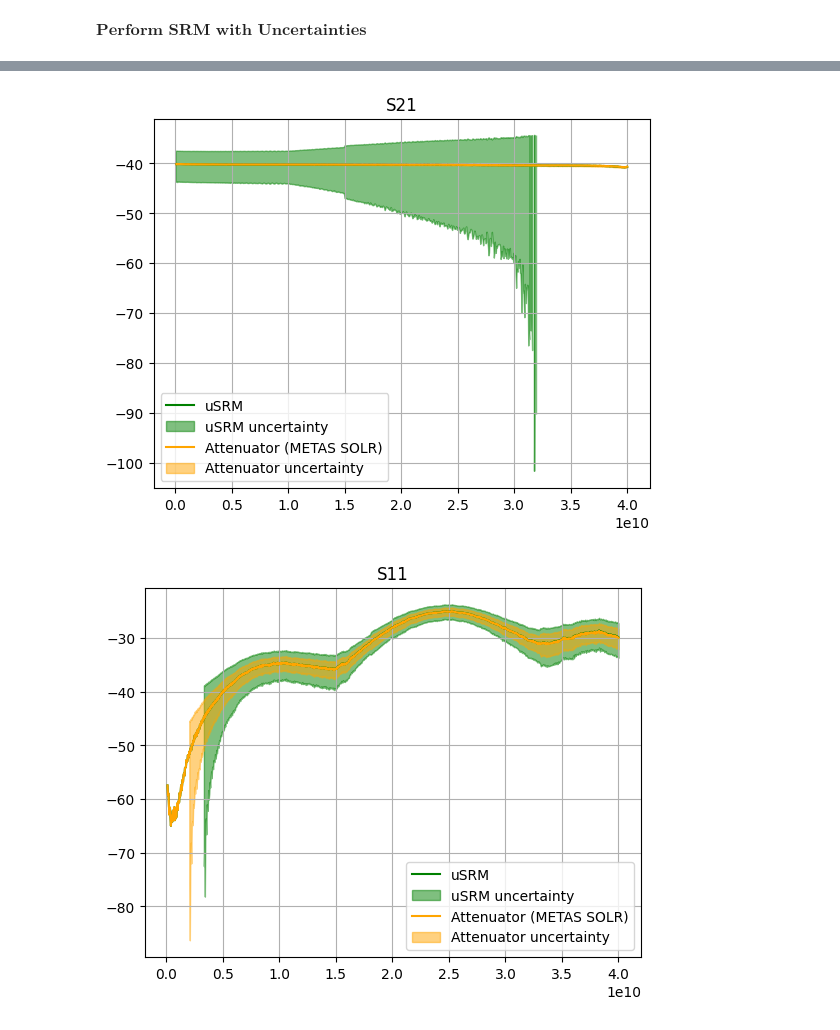
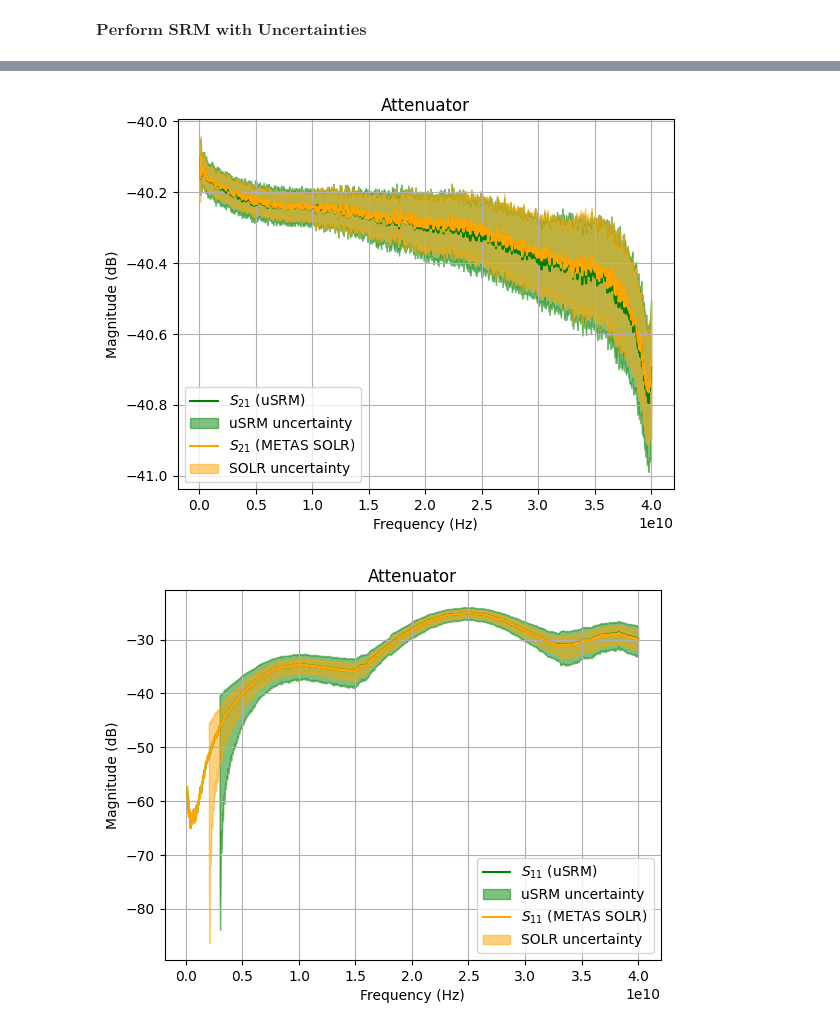
Before and after one commit to leb99-tug/SRM-linear-uncertainty-propagation, a Jupyter notebook: Example_Koax.ipynb, the cells around one changed output, grey strips where cells are left out. Cells and saved outputs as stored; diff of their text form; code cells hidden in the pictures.

Commit message:
result plots added

```diff
--- a/Example_Koax.ipynb
+++ b/Example_Koax.ipynb
@@ -322,13 +322,18 @@ for i in range(len(freq)):
 P = np.array([[0,1],[1,0]])  # port-swap matrix, used to mirror port-A contributors onto port B
 
 atten = create_attenuator(att_db=40.0, frequency=short_p1.frequency)
+atten.plot_s_db()
+plt.show()
 
 unc_dut = np.zeros((len(freq),8,8),dtype=complex)
 for i in range(len(freq)):
     Da, Ca, Ra = D[i], C[i], R[i]               # Port-A
     Db, Cb, Rb = D[i], C[i], R[i]               # Port-B
     Db = P @ Db @ P                     # Port-B- is flipped
-    m = inv_propagate_all_contributors([Da, Ca, Ra], [Rb, Cb, Db],a[i], b[i], k[i],mid_S=atten.s)
+    m = inv_propagate_all_contributors([Da, Ca, Ra], [Rb, Cb, Db],a[i], b[i], k[i],mid_S=atten.s[i])
     m_tot = forward_two_port([N_L[i]],m)
     unc_dut[i] = cov_of_2x2(m_tot)
+    print(unc_dut[i])
+
+#print(unc_dut)
 # %% [output]
@@ -383,28 +404,34 @@ ref_solr = extract_table("Attenuator.tex")
 # %%
 
 # Apply the uncertain calibration to the attenuator DUT, then plot S21/S11 magnitude (dB) with
 # +/-1 sigma uncertainty bands against the independent METAS SOLR reference.
 DUT1,unc = calSRM.u_apply_cal_unc(attenuator,unc_dut)
 
 plt.figure()
-plt.title('S21')
-plt.plot(freq.f, 20*np.log10(np.abs(DUT1.to_dataframe('s')['s 21'])),label='uSRM',color='green')
+plt.title('Attenuator')
+plt.plot(freq.f, 20*np.log10(np.abs(DUT1.to_dataframe('s')['s 21'])),label='$S_{21}$ (uSRM)',color='green')
 plt.fill_between(freq.f, (20*np.log10(np.abs(DUT1.to_dataframe('s')['s 21'])-(np.abs(unc[:,1,0])))), (20*np.log10(np.abs(DUT1.to_dataframe('s')['s 21'])+(np.abs(unc[:,1,0])))), color='green', alpha=0.5, label='uSRM uncertainty')
-plt.plot(freq.f, 20*np.log10(np.abs(ref_solr[:, 5]+1j*ref_solr[:, 7])),label='Attenuator (METAS SOLR)',color='orange')
-plt.fill_between(freq.f, (20*np.log10(np.abs(ref_solr[:, 5]+1j*ref_solr[:, 7])-(np.abs(ref_solr[:, 6]+1j*ref_solr[:, 8])))), (20*np.log10(np.abs(ref_solr[:, 5]+1j*ref_solr[:, 7])+(np.abs(ref_solr[:, 6]+1j*ref_solr[:, 8])))), color='orange', alpha=0.5, label='Attenuator uncertainty')
+plt.plot(freq.f, 20*np.log10(np.abs(ref_solr[:, 5]+1j*ref_solr[:, 7])),label='$S_{21}$ (METAS SOLR)',color='orange')
+plt.fill_between(freq.f, (20*np.log10(np.abs(ref_solr[:, 5]+1j*ref_solr[:, 7])-(np.abs(ref_solr[:, 6]+1j*ref_solr[:, 8])))), (20*np.log10(np.abs(ref_solr[:, 5]+1j*ref_solr[:, 7])+(np.abs(ref_solr[:, 6]+1j*ref_solr[:, 8])))), color='orange', alpha=0.5, label='SOLR uncertainty')
 plt.grid()
+plt.xlabel("Frequency (Hz)")
+plt.ylabel("Magnitude (dB)")
 plt.legend()
+plt.savefig("Att_S21.svg")
 
 plt.figure()
-plt.title('S11')
-plt.plot(freq.f, 20*np.log10(np.abs(DUT1.to_dataframe('s')['s 11'])),label='uSRM',color='green')
+plt.title('Attenuator')
+plt.plot(freq.f, 20*np.log10(np.abs(DUT1.to_dataframe('s')['s 11'])),label='$S_{11}$ (uSRM)',color='green')
 plt.fill_between(freq.f, (20*np.log10(np.abs(DUT1.to_dataframe('s')['s 11'])-(np.abs(unc[:,0,0])))), (20*np.log10(np.abs(DUT1.to_dataframe('s')['s 11'])+(np.abs(unc[:,0,0])))), color='green', alpha=0.5, label='uSRM uncertainty')
-plt.plot(freq.f, 20*np.log10(np.abs(ref_solr[:, 1]+1j*ref_solr[:, 3])),label='Attenuator (METAS SOLR)',color='orange')
-plt.fill_between(freq.f, (20*np.log10(np.abs(ref_solr[:, 1]+1j*ref_solr[:, 3])-(np.abs(ref_solr[:, 2]+1j*ref_solr[:, 4])))), (20*np.log10(np.abs(ref_solr[:, 1]+1j*ref_solr[:, 3])+(np.abs(ref_solr[:, 2]+1j*ref_solr[:, 4])))), color='orange', alpha=0.5, label='Attenuator uncertainty')
+plt.plot(freq.f, 20*np.log10(np.abs(ref_solr[:, 1]+1j*ref_solr[:, 3])),label='$S_{11}$ (METAS SOLR)',color='orange')
+plt.fill_between(freq.f, (20*np.log10(np.abs(ref_solr[:, 1]+1j*ref_solr[:, 3])-(np.abs(ref_solr[:, 2]+1j*ref_solr[:, 4])))), (20*np.log10(np.abs(ref_solr[:, 1]+1j*ref_solr[:, 3])+(np.abs(ref_solr[:, 2]+1j*ref_solr[:, 4])))), color='orange', alpha=0.5, label='SOLR uncertainty')
 plt.grid()
+plt.xlabel("Frequency (Hz)")
+plt.ylabel("Magnitude (dB)")
 plt.legend()
+plt.savefig("Att_S11.svg")
 
 plt.show()
 # %% [output]
-[figure, old version]
+[figure, new version]
-[figure, old version]
+[figure, new version]
```
Also changed, not shown: parts of 2 cells of this notebook, 3 other files.
